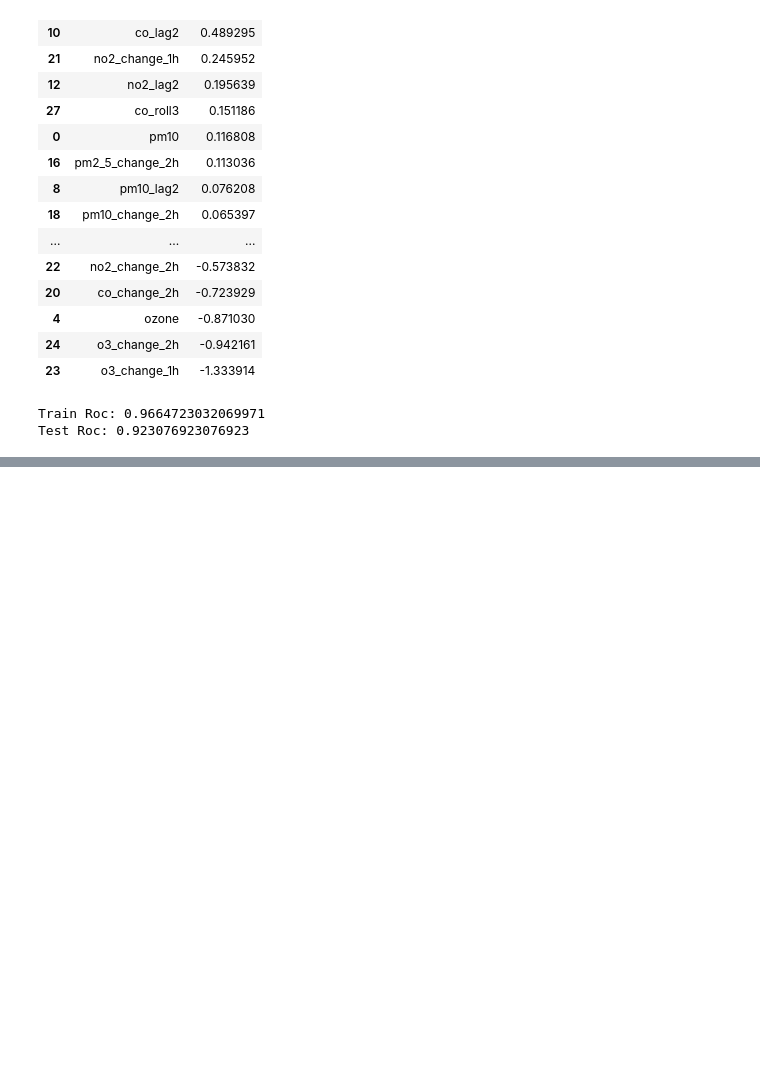
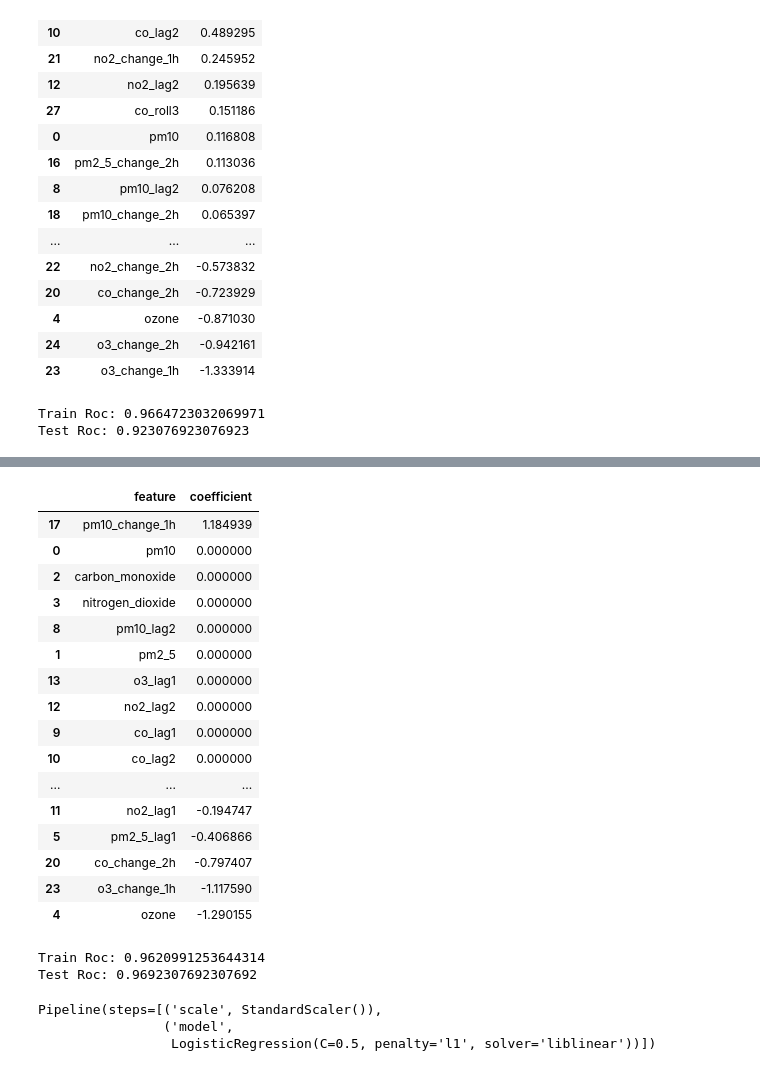
Before and after one commit to CaptianGhost/AirCast-Real-Time-Air-Quality-Risk-Prediction, a Jupyter notebook: notebook/air_quality_exploration.ipynb, the cells around one changed output, grey strips where cells are left out. Saved outputs shown, nothing was run; the diff lists cells and outputs as text; code cells hidden in the pictures; blank space fills up the shorter version.

```diff
--- a/notebook/air_quality_exploration.ipynb
+++ b/notebook/air_quality_exploration.ipynb
@@ -508,0 +588,34 @@ In short its called **Momentum Forecasting**
+# %%
+features = [
+#     current
+    'pm10', 'pm2_5', 'carbon_monoxide', 'nitrogen_dioxide', 'ozone',
+#     lags
+    'pm2_5_lag1', 'pm2_5_lag2', 'pm10_lag1', 'pm10_lag2', 'co_lag1','co_lag2',
+    'no2_lag1', 'no2_lag2', 'o3_lag1', 'o3_lag2',
+#     changes
+    'pm2_5_change_1h', 'pm2_5_change_2h', 'pm10_change_1h','pm10_change_2h', 'co_change_1h', 'co_change_2h',
+    'no2_change_1h','no2_change_2h', 'o3_change_1h', 'o3_change_2h',
+#     rolling
+    'pm2_5_roll3','pm10_roll3', 'co_roll3', 'no2_roll3', 'o3_roll3'
+]
+# %%
+X= df[features]
+y = df["target_worsening"]
+
+split = int(len(df) * 0.8)
+
+X_train = X.iloc[:split]
+X_test = X.iloc[split:]
+y_train = y.iloc[:split]
+y_test = y.iloc[split:]
+# %%
+pipe = Pipeline(
+    steps=[
+        ("scale", StandardScaler()),
+        ("model", LogisticRegression(
+            penalty="l1", solver= "liblinear", C=0.5
+        ))
+    ]
+)
+# %%
+pipe.fit(X_train, y_train)
@@ -508,0 +642,34 @@ In short its called **Momentum Forecasting**
+# %%
+coef = pipe.named_steps["model"].coef_[0]
+
+coef_df = pd.DataFrame({
+    "feature": X.columns,
+    "coefficient": coef
+}).sort_values(by="coefficient", ascending=False)
+
+coef_df
+# %% [output]
+|  | feature | coefficient |
+| 17 | pm10_change_1h | 1.184939 |
+| 0 | pm10 | 0.000000 |
+| 2 | carbon_monoxide | 0.000000 |
+| 3 | nitrogen_dioxide | 0.000000 |
+| 8 | pm10_lag2 | 0.000000 |
+| 1 | pm2_5 | 0.000000 |
+| 13 | o3_lag1 | 0.000000 |
+| 12 | no2_lag2 | 0.000000 |
+| 9 | co_lag1 | 0.000000 |
+| 10 | co_lag2 | 0.000000 |
+| ... | ... | ... |
+| 11 | no2_lag1 | -0.194747 |
+| 5 | pm2_5_lag1 | -0.406866 |
+| 20 | co_change_2h | -0.797407 |
+| 23 | o3_change_1h | -1.117590 |
+| 4 | ozone | -1.290155 |
+# %%
+train_probs = pipe.predict_proba(X_train)[:, 1]
+print("Train Roc:", roc_auc_score(y_train, train_probs))
+print("Test Roc:", roc_auc_score(y_test, proba))
+# %% [output]
+Train Roc: 0.9620991253644314
+Test Roc: 0.9692307692307692
@@ -508,0 +695,6 @@ In short its called **Momentum Forecasting**
+# %%
+pipe.fit(X_train, y_train)
+# %% [output]
+Pipeline(steps=[('scale', StandardScaler()),
+                ('model',
+                 LogisticRegression(C=0.5, penalty='l1', solver='liblinear'))])
```
Also changed, not shown: parts of 35 cells of this notebook, 1 other file.
